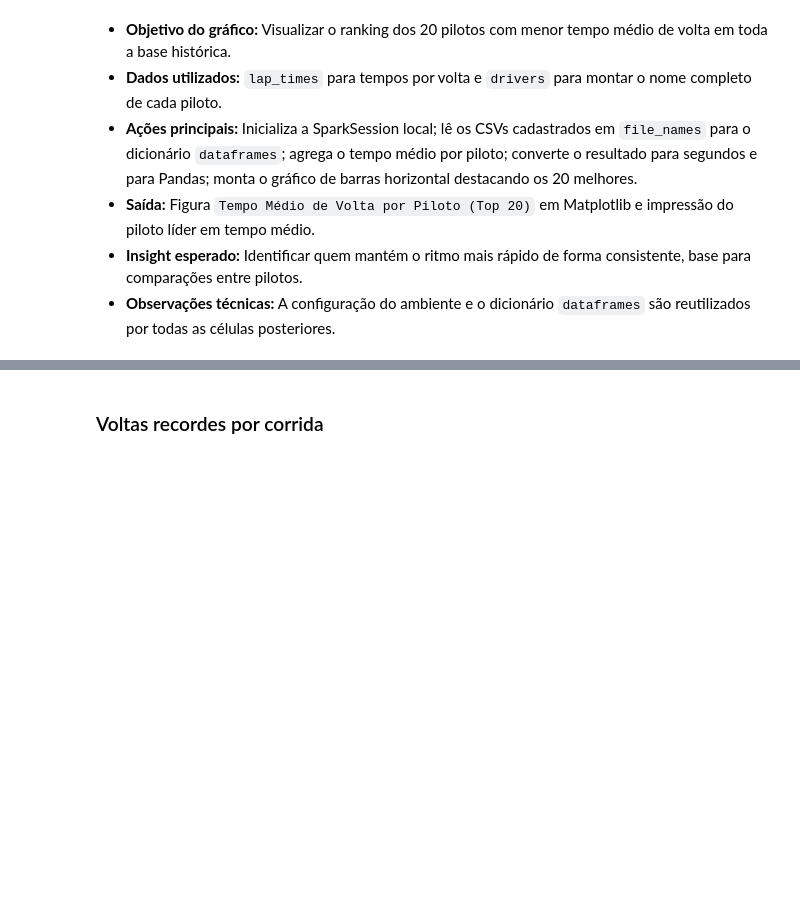
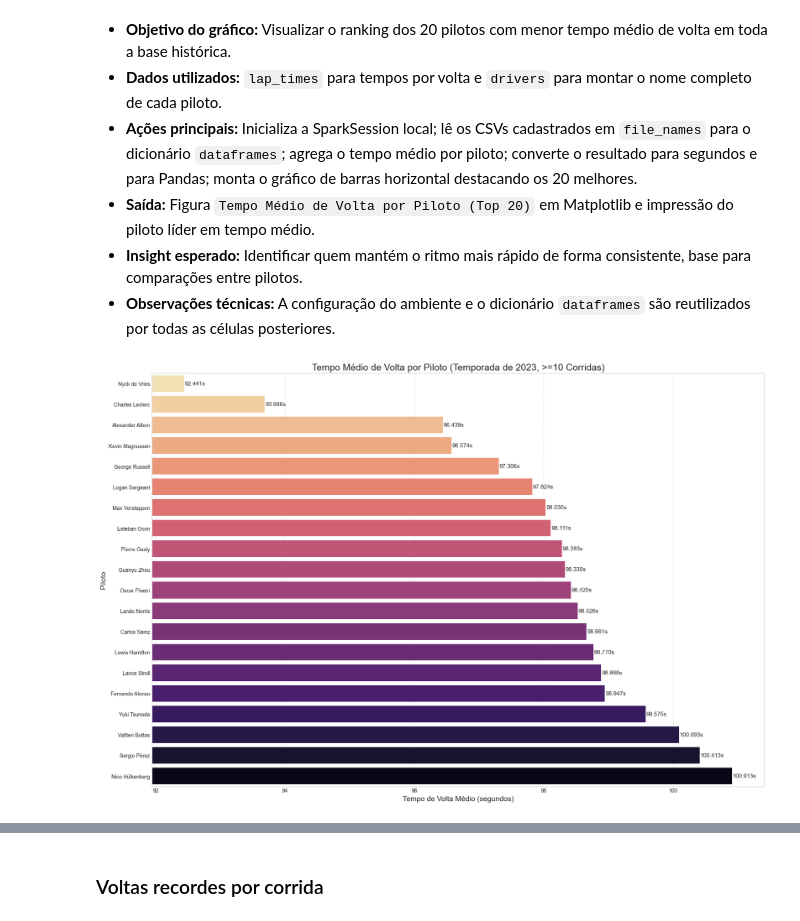
Before and after one commit to Julio1099/formula1-analytics, a Jupyter notebook: Data Layer/raw/i.ipynb, the cells around one changed output, grey strips where cells are left out. Saved outputs shown, nothing was run; the diff lists cells and outputs as text; code cells hidden in the pictures; blank space fills up the shorter version.

```diff
--- a/Data Layer/raw/i.ipynb
+++ b/Data Layer/raw/i.ipynb
@@ -45,17 +49,81 @@ except Exception as e:
 - **Insight esperado:** Identificar quem mantém o ritmo mais rápido de forma consistente, base para comparações entre pilotos.
 - **Observações técnicas:** A configuração do ambiente e o dicionário `dataframes` são reutilizados por todas as células posteriores.
 # %%
-avg_lap_time_df = dataframes['lap_times'].groupBy('driverId').agg(avg('milliseconds').alias('avg_milliseconds'))
+target_season_year = 2023
+
+# Encontrar os IDs de todas as corridas da temporada
+season_races = dataframes['races'].filter(col("year") == target_season_year).select("raceId")
+
+# Filtrar os resultados para a temporada de 2023
+season_results = dataframes['results'].join(season_races, "raceId", "inner")
+
+# Contar quantas corridas cada piloto participou
+races_per_driver = season_results.groupBy("driverId") \
+    .agg(count("raceId").alias("races_participated"))
+
+# Filtrar para obter apenas os pilotos com 10 ou mais corridas
+full_season_drivers = races_per_driver.filter(col("races_participated") >= 10).select("driverId")
+
+# --- Lógica PySpark (com dados filtrados por temporada e número de corridas) ---
+# 1. Filtrar os tempos de volta para APENAS a temporada selecionada
+season_lap_times = dataframes['lap_times'].join(season_races, "raceId", "inner")
+
+# 2. Filtrar novamente para incluir apenas os pilotos que correram 10+ vezes
+filtered_lap_times = season_lap_times.join(full_season_drivers, "driverId", "inner")
+
+# 3. Calcular o tempo médio de volta por piloto
+avg_lap_time_df = filtered_lap_times.groupBy('driverId').agg(avg('milliseconds').alias('avg_milliseconds'))
+
+# 4. Juntar com os nomes dos pilotos
 drivers_with_label = dataframes['drivers'].withColumn('driver_name', concat_ws(' ', col('forename'), col('surname')))
-avg_lap_time_with_driver = avg_lap_time_df.join(drivers_with_label, 'driverId').withColumn('avg_seconds', col('avg_milliseconds') / 1000).orderBy('avg_seconds')
-plot_data_2 = avg_lap_time_with_driver.select('driver_name', 'avg_seconds').toPandas()
-plt.figure(figsize=(16, 12))
-sns.barplot(x='avg_seconds', y='driver_name', data=plot_data_2.head(20), orient='h', palette='rocket_r', hue='driver_name', legend=False)
-plt.title('Tempo Médio de Volta por Piloto (Top 20)', fontsize=16)
-plt.xlabel('Tempo de Volta Médio (segundos)', fontsize=12)
-plt.ylabel('Piloto', fontsize=12)
+avg_lap_time_with_driver = avg_lap_time_df.join(drivers_with_label, 'driverId') \
+    .withColumn('avg_seconds', col('avg_milliseconds') / 1000) \
+    .orderBy('avg_seconds')
+
+# 5. Converter para Pandas para plotagem
+plot_data_season_filtered = avg_lap_time_with_driver.select('driver_name', 'avg_seconds').toPandas()
+
+
+# --- Lógica de Plotagem ---
+plt.figure(figsize=(18, 12))
+ax = sns.barplot(
+    x='avg_seconds',
+    y='driver_name',
+    data=plot_data_season_filtered,
+    orient='h',
+    palette='magma_r',
+    hue='driver_name',
+    legend=False
+)
+
+# Adicionar o valor exato no final de cada barra
+for p in ax.patches:
+    width = p.get_width()
+    ax.text(
+        width + 0.01,
+        p.get_y() + p.get_height() / 2.,
+        f'{width:.3f}s',
+        va='center',
+        fontsize=11
+    )
+
+# Títulos e rótulos
+plt.title(f'Tempo Médio de Volta por Piloto (Temporada de {target_season_year}, >=10 Corridas)', fontsize=18)
+plt.xlabel('Tempo de Volta Médio (segundos)', fontsize=14)
+plt.ylabel('Piloto', fontsize=14)
+
+# Ajustar os limites do eixo X dinamicamente
+min_time = plot_data_season_filtered['avg_seconds'].min()
+max_time = plot_data_season_filtered['avg_seconds'].max()
+plt.xlim(left=min_time - 0.5, right=max_time + 0.5)
+
+plt.grid(True, which='major', linestyle='--', linewidth=0.5, axis='x')
 plt.tight_layout()
-fastest_driver = plot_data_2.iloc[0]
-print(f"O piloto mais rápido em média é {fastest_driver['driver_name']} com um tempo médio de {fastest_driver['avg_seconds']:.3f} segundos.")
 plt.show()
+
+
+# --- Insight ---
+fastest_driver_season = plot_data_season_filtered.iloc[0]
+print(f"Na temporada de {target_season_year} (considerando pilotos com >=10 corridas), o piloto mais rápido em média foi {fastest_driver_season['driver_name']} com um tempo de {fastest_driver_season['avg_seconds']:.3f} segundos.")
 # %% [output]
+[figure, new version]
```
Also changed, not shown: parts of 18 cells of this notebook.
